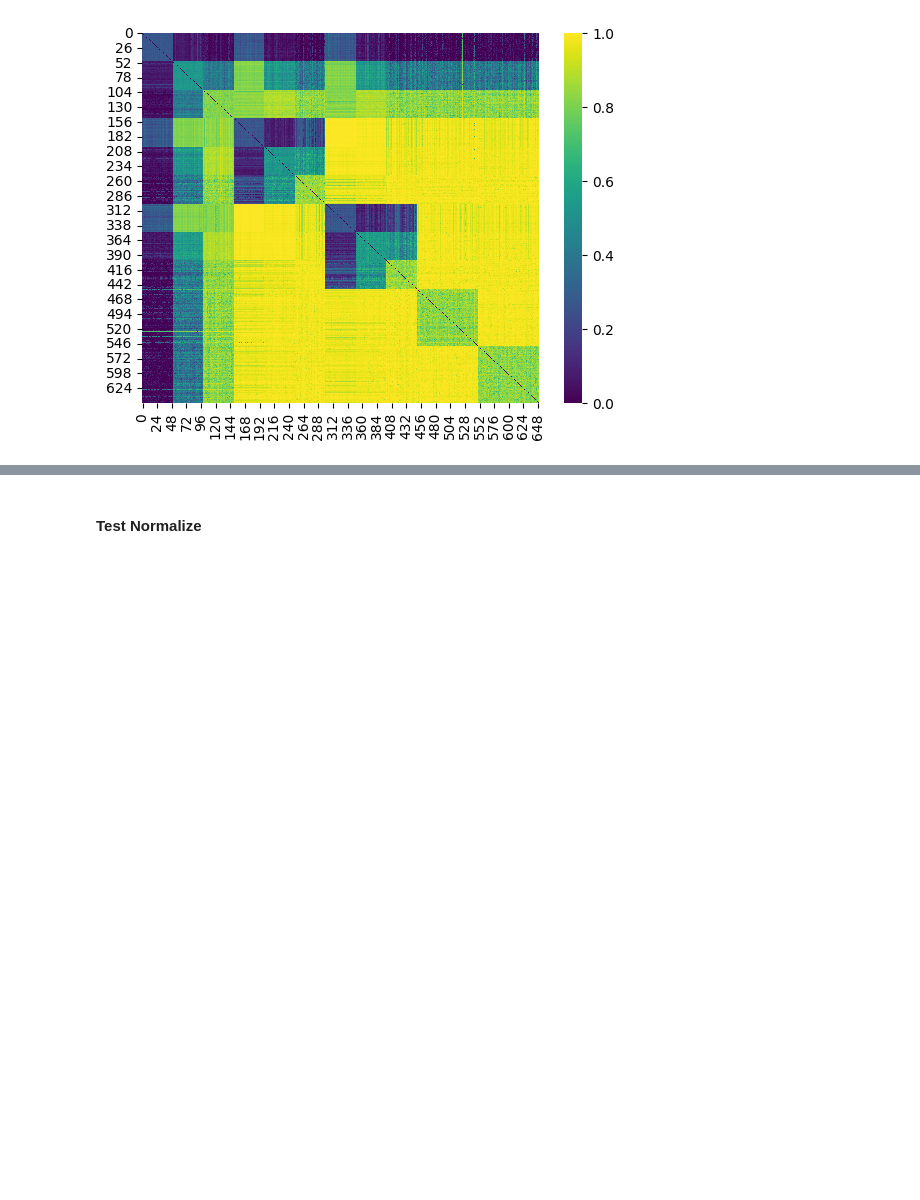
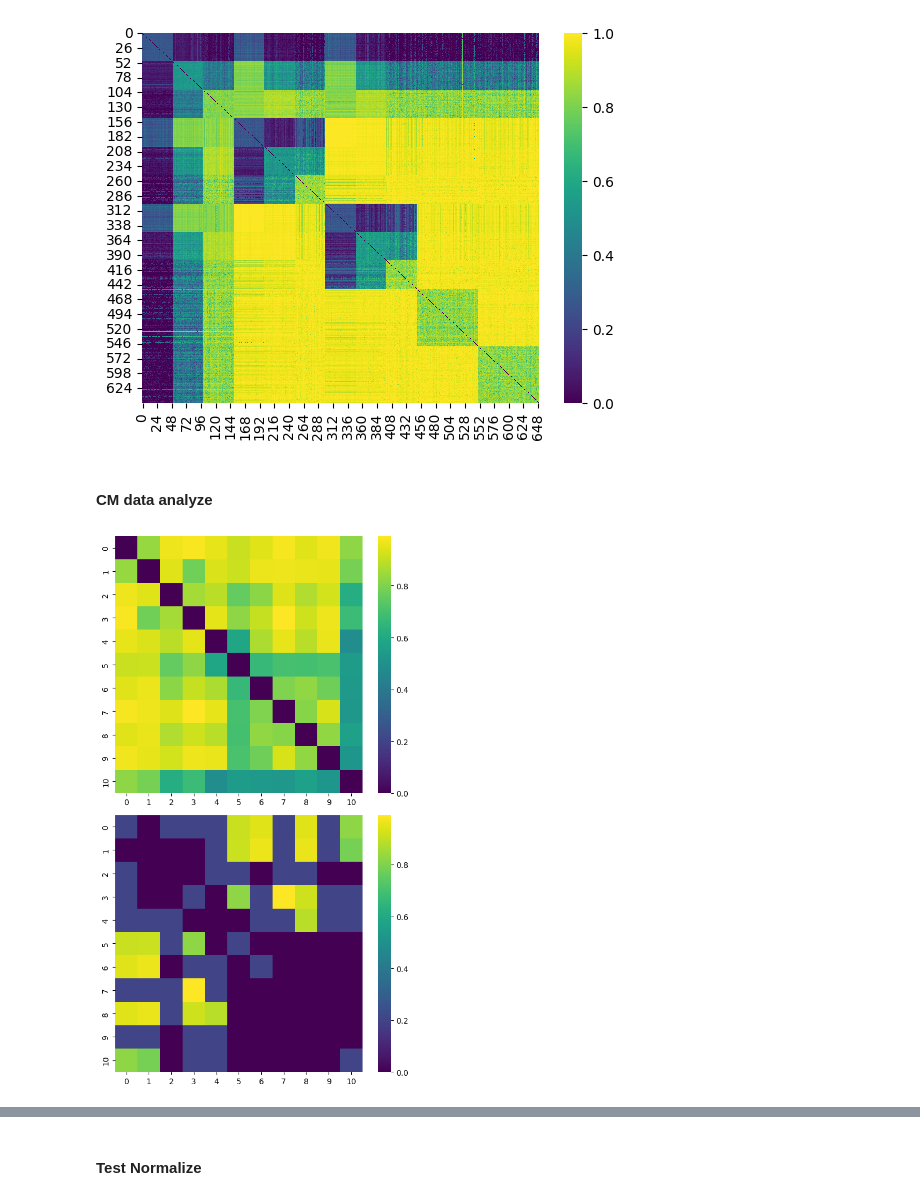
Before and after one commit to YourongZhou/sc_simulator, a Jupyter notebook: MULE_fp_removal_testbed/fp_removal.ipynb, the cells around one changed output, grey strips where cells are left out. Cells and saved outputs as stored; diff of their text form; code cells hidden in the pictures; blank space fills up the shorter version.

```diff
--- a/MULE_fp_removal_testbed/fp_removal.ipynb
+++ b/MULE_fp_removal_testbed/fp_removal.ipynb
@@ -142,3 +142,5 @@ sns.heatmap(cme, cmap='viridis')
 # %% [output]
 <Axes: >
 [figure]
+# %% [markdown]
+#### CM data analyze
@@ -144,0 +193,7 @@ sns.heatmap(cme, cmap='viridis')
+# %%
+gene_set = ["NPPA", "NPPB", "SPOCK1", "SLC6A6", "GLP1R", "RAPGEF4", "GUCY1A1", "CLIC6", "EDIL3", "GNAQ", "HECW2"]
+file_path = '../CM_data/sedman_normal_cm_9_20.h5ad'
+
+cme_process_data(file_path, gene_set, True, tp_cutoff=0.7, fp_cutoff=0.1)
+# %% [output]
+[figure, added]
```
Also changed, not shown: parts of 10 cells of this notebook, 1 other file.
